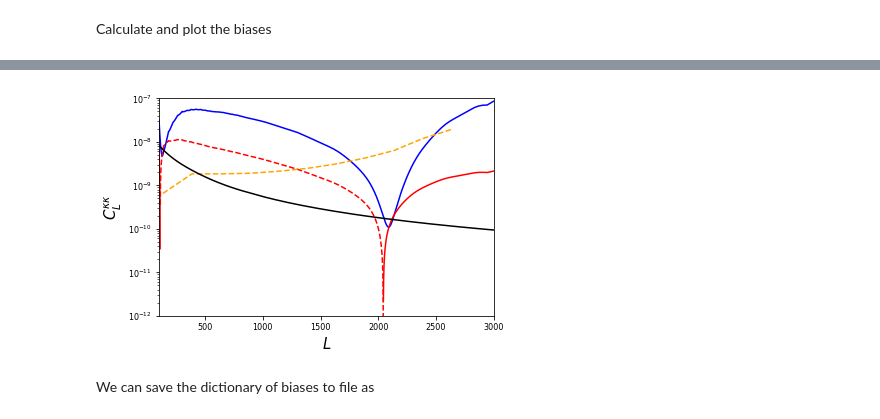
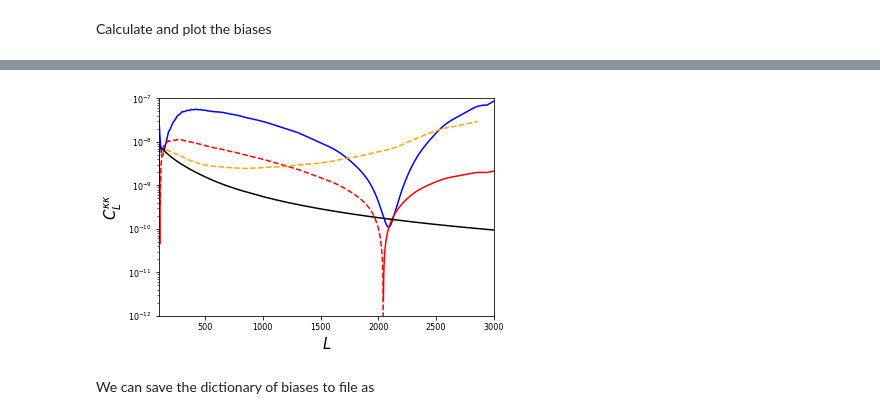
Before and after one commit to abaleato/CosmoBLENDER, a Jupyter notebook: notebooks/example_pipeline.ipynb, the cells around one changed output, grey strips where cells are left out. Cells and saved outputs as stored; diff of their text form; code cells hidden in the pictures.

Commit message:
implemented 2halo secondary bispectrum bias

```diff
--- a/notebooks/example_pipeline.ipynb
+++ b/notebooks/example_pipeline.ipynb
@@ -36,7 +36,7 @@ fg_cleaning_dict = {'MV_ILC_bool':MV_ILC_bool, 'deproject_CIB':deproject_CIB, 'd
 # %%
 SPT_properties = {'nlev_t': np.array([18.]),
                   'beam_size':np.array([1.]),
-                  'freq_GHz': np.array([143.])}
+                  'freq_GHz': np.array([143.]), 'nx_secbispec':128}
 
 # Initialise experiments with various different mass cuts
 SPT_5e15 = qest.experiment(lmax = 3000, massCut_Mvir=5e15, **SPT_properties, **fg_cleaning_dict)
@@ -145,9 +145,8 @@ trispec_tot_pos, trispec_tot_neg = tls.split_positive_negative(experiment.biases
 
 if get_secondary_bispec_bias:
     sec_bispec_1h_pos, sec_bispec_1h_neg = tls.split_positive_negative(experiment.biases[which_bias]['second_bispec']['1h'])
-    #FIXME: for now, ony 1h term for secondary bispec bias
-    sec_bispec_tot_pos, sec_bispec_tot_neg = tls.split_positive_negative ( 0 +experiment.biases[which_bias]['second_bispec']['1h'])
-
+    sec_bispec_2h_pos, sec_bispec_2h_neg = tls.split_positive_negative(experiment.biases[which_bias]['second_bispec']['2h'])
+    sec_bispec_tot_pos, sec_bispec_tot_neg = tls.split_positive_negative ( experiment.biases[which_bias]['second_bispec']['2h'] +experiment.biases[which_bias]['second_bispec']['1h'])
 
 plt.plot(experiment.biases['ells'], scaling * trispec_tot_pos, color='b', label=r'{} trispec. bias, tot '.format(which_bias))
 plt.plot(experiment.biases['ells'], scaling * trispec_tot_neg, color='b', ls='--')
@@ -163,36 +162,36 @@ if breakdown:
 plt.plot(experiment.biases['ells'], scaling * prim_bispec_tot_pos, color='r',label=r'{} prim. bispec. bias, tot'.format(which_bias))
 plt.plot(experiment.biases['ells'], scaling * prim_bispec_tot_neg, color='r', ls='--')
 
 if breakdown:
     plt.plot(experiment.biases['ells'], scaling * prim_bispec_1h_pos, color='r', label=r'{} prim. bispec. bias, 1h '.format(which_bias), ls=':')
     plt.plot(experiment.biases['ells'], scaling * prim_bispec_1h_neg, color='r', ls=':')
 
     plt.plot(experiment.biases['ells'], scaling * prim_bispec_2h_pos, color='r', label=r'{} prim. bispec. bias, 2h '.format(which_bias), ls='-.')
     plt.plot(experiment.biases['ells'], scaling * prim_bispec_2h_neg, color='r', ls='-.')
 
 if get_secondary_bispec_bias:
     plt.plot(experiment.biases['second_bispec_bias_ells'], scaling_second_bispec_bias * sec_bispec_tot_pos, color='orange',label=r'{} sec. bispec. bias, tot'.format(which_bias))
     plt.plot(experiment.biases['second_bispec_bias_ells'], scaling_second_bispec_bias * sec_bispec_tot_neg, color='orange', ls='--')
 
     if breakdown:
         plt.plot(experiment.biases['second_bispec_bias_ells'], scaling_second_bispec_bias * sec_bispec_1h_pos, color='orange', label=r'{} sec. bispec. bias, 1h '.format(which_bias), ls=':')
         plt.plot(experiment.biases['second_bispec_bias_ells'], scaling_second_bispec_bias * sec_bispec_1h_neg, color='orange', ls=':')
 
-        #plt.plot(experiment.biases['second_bispec_bias_ells'], scaling_second_bispec_bias * sec_bispec_2h_pos, color='gold', label=r'{} sec. bispec. bias, 2h '.format(which_bias), ls='-.')
-        #plt.plot(experiment.biases['second_bispec_bias_ells'], scaling_second_bispec_bias * sec_bispec_2h_neg, color='gold', ls='-.')
+        plt.plot(experiment.biases['second_bispec_bias_ells'], scaling_second_bispec_bias * sec_bispec_2h_pos, color='orange', label=r'{} sec. bispec. bias, 2h '.format(which_bias), ls='-.')
+        plt.plot(experiment.biases['second_bispec_bias_ells'], scaling_second_bispec_bias * sec_bispec_2h_neg, color='orange', ls='-.')
 
 plt.plot(experiment.cl_unl.ls, 0.05* experiment.cl_unl.ls**4 * experiment.cl_unl.clpp /4.,'k')
 plt.yscale('log')
 plt.ylabel(r'$C_L^{\kappa\kappa}$',fontsize=15)
 plt.xlabel(r'$L$',fontsize=15)
 plt.xlim([100,3000])
 plt.ylim([1e-12,1e-7])
 
 ax = plt.gca()
 ax.tick_params(axis='both', which='major', labelsize=8)
 ax.tick_params(axis='both', which='minor', labelsize=8)
 # %% [output]
-[figure, old version]
+[figure, new version]
 # %% [markdown]
 We can save the dictionary of biases to file as
 # %%
```
Also changed, not shown: parts of 2 cells of this notebook, 2 other files.
